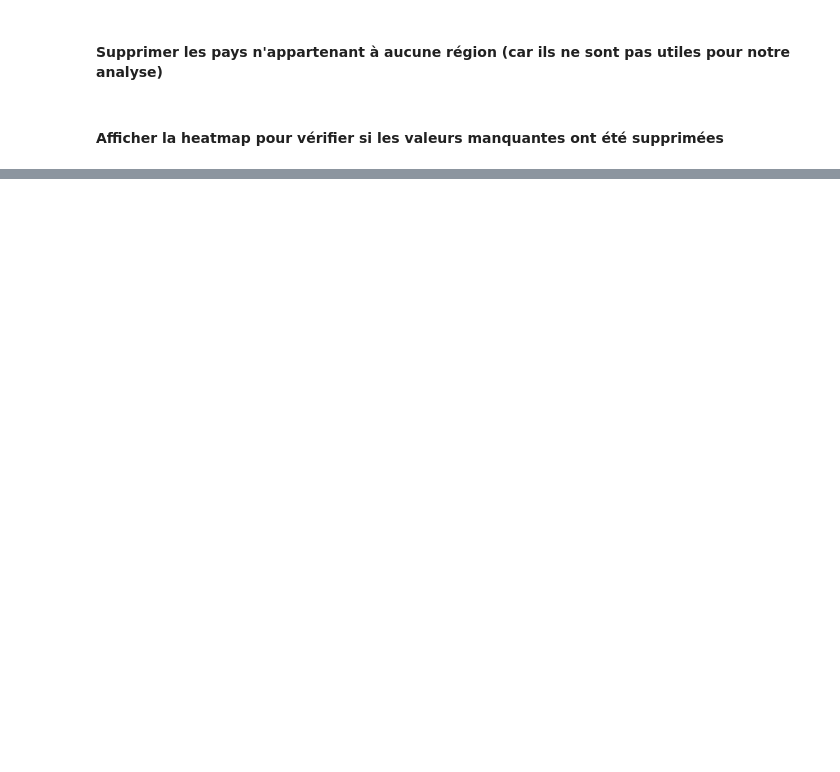
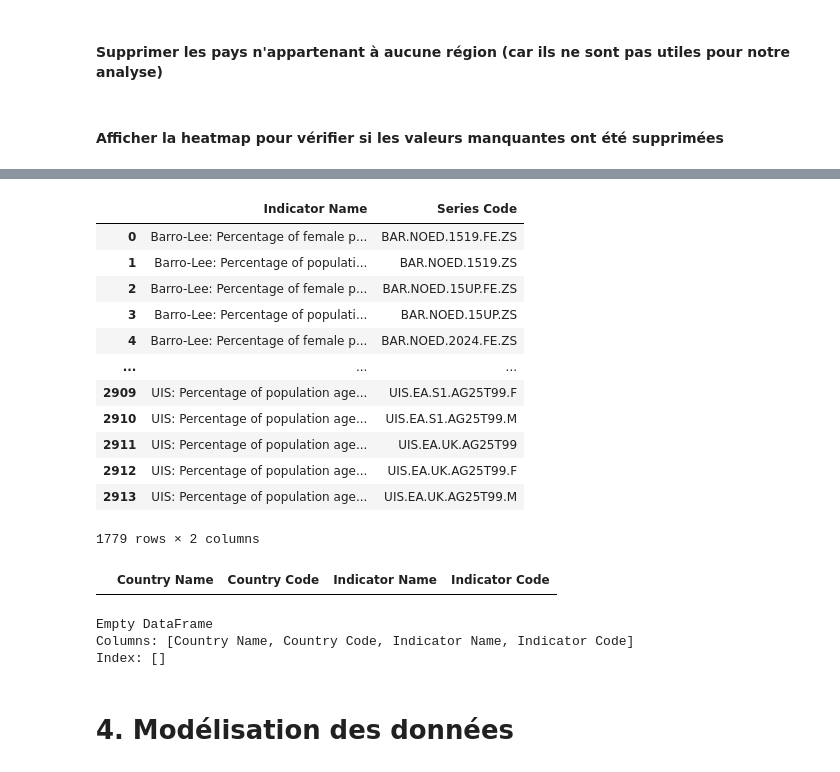
Before and after one commit to Riddlerjoke/EDA-project1, a Jupyter notebook: Analyse data systémes éducatifs.ipynb, the cells around one changed output, grey strips where cells are left out. Drawn from its saved outputs; the diff is of its cells as text; code cells hidden in the pictures; blank space fills up the shorter version.

```diff
--- a/Analyse data systémes éducatifs.ipynb
+++ b/Analyse data systémes éducatifs.ipynb
@@ -246,0 +538,44 @@ print(df_data.head())
+# %%
+# Faire la liste des indicateurs avec leur serie code associé pour les catégories Learning Outcome et Attainment
+indicators = df_series[df_series['Topic'].isin(['Learning Outcomes', 'Attainment'])][['Indicator Name', 'Series Code']]
+
+# Sauvegarder les indicateurs dans un fichier CSV
+indicators.to_csv('data/indicators.csv', index=False)
+
+# Afficher les indicateurs
+indicators
+# %% [output]
+|  | Indicator Name | Series Code |
+| 0 | Barro-Lee: Percentage of female p... | BAR.NOED.1519.FE.ZS |
+| 1 | Barro-Lee: Percentage of populati... | BAR.NOED.1519.ZS |
+| 2 | Barro-Lee: Percentage of female p... | BAR.NOED.15UP.FE.ZS |
+| 3 | Barro-Lee: Percentage of populati... | BAR.NOED.15UP.ZS |
+| 4 | Barro-Lee: Percentage of female p... | BAR.NOED.2024.FE.ZS |
+| ... | ... | ... |
+| 2909 | UIS: Percentage of population age... | UIS.EA.S1.AG25T99.F |
+| 2910 | UIS: Percentage of population age... | UIS.EA.S1.AG25T99.M |
+| 2911 | UIS: Percentage of population age... | UIS.EA.UK.AG25T99 |
+| 2912 | UIS: Percentage of population age... | UIS.EA.UK.AG25T99.F |
+| 2913 | UIS: Percentage of population age... | UIS.EA.UK.AG25T99.M |
+1779 rows × 2 columns
+# %%
+df_data.head()
+# %% [output]
+|  | Country Name | Country Code | Indicator Name | Indicator Code |
+# %%
+# Utilisation des indicateurs pour identifier les pays ayant les meilleures performances en matière d'éducation
+# Sélection des indicateurs pertinents pour l'analyse
+df_indicators = pd.read_csv('data/indicators.csv')
+# creer un dataframe pour indicators.csv
+
+# Filter df_data to include only the rows with the Series Codes from indicators.csv
+filtered_data = df_data[df_data['Indicator Code'].isin(df_indicators['Series Code'])]
+
+# Display the first few rows to verify
+print(filtered_data.head())
+# %% [output]
+Empty DataFrame
+Columns: [Country Name, Country Code, Indicator Name, Indicator Code]
+Index: []
+# %% [markdown]
+# 4. Modélisation des données
```
Also changed, not shown: parts of 57 cells of this notebook.
